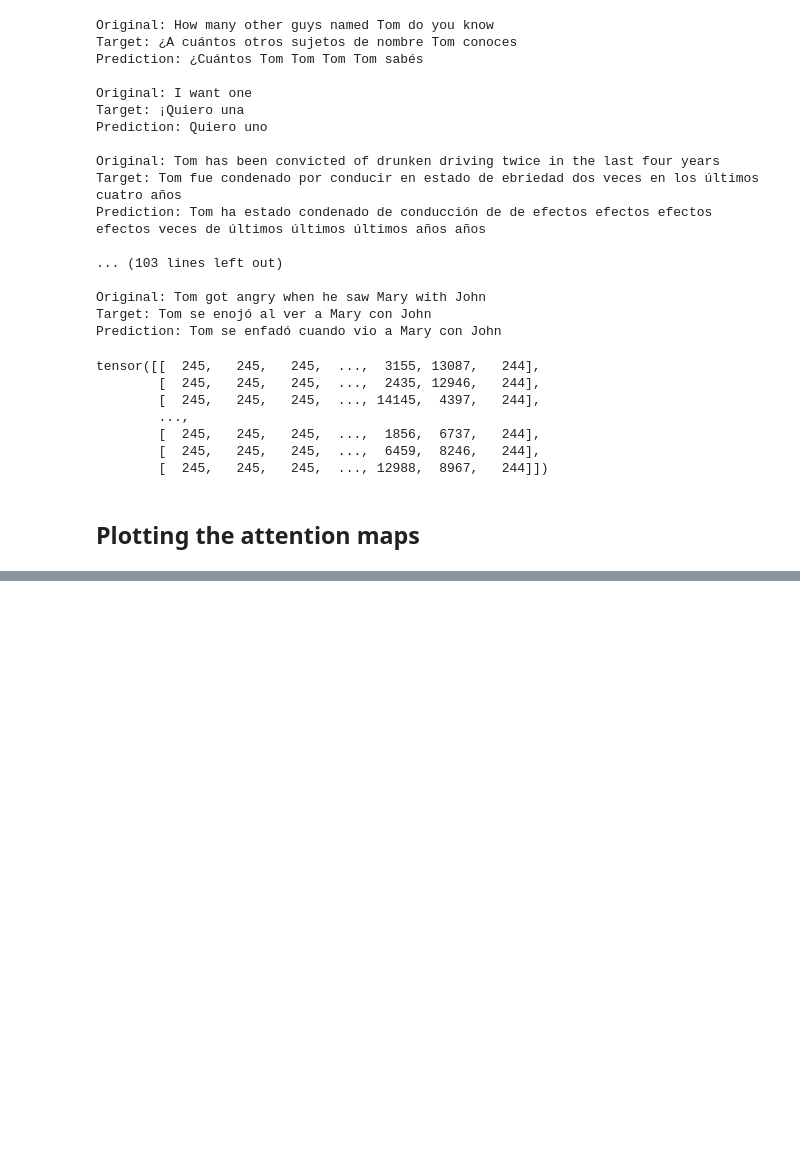
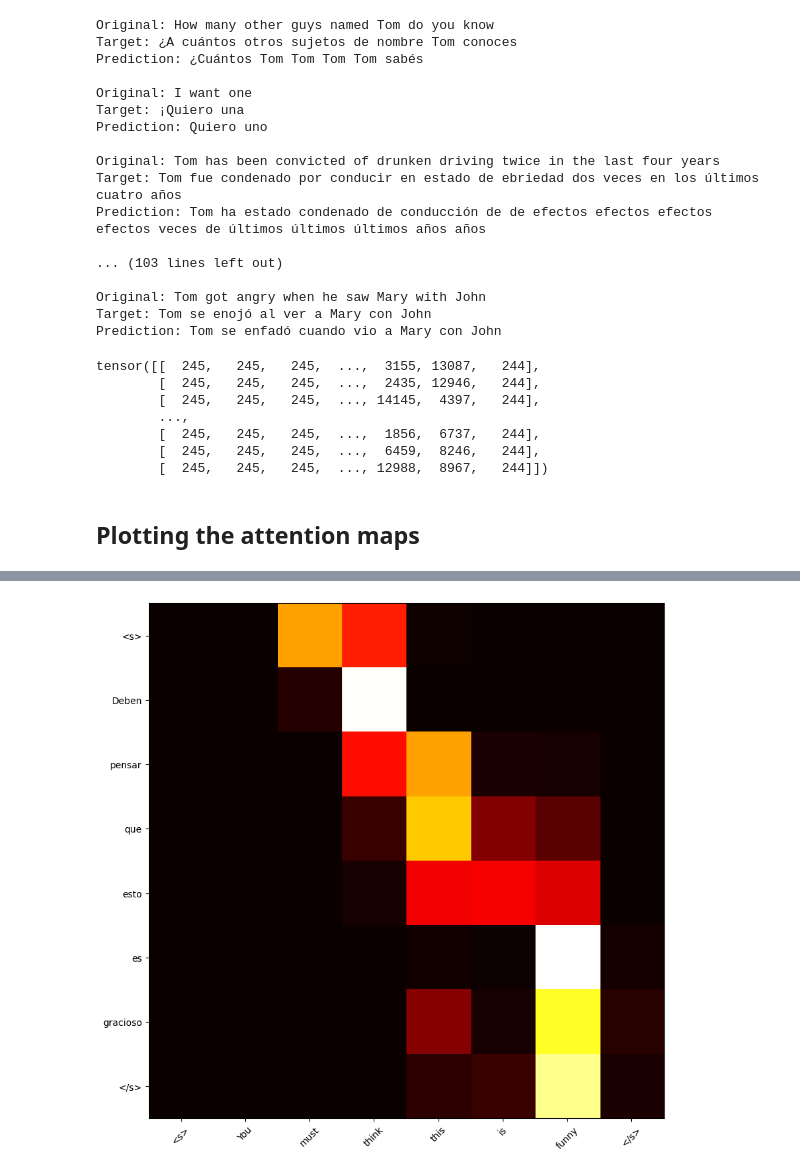
Before and after one commit to NilBiescas/NLP, a Jupyter notebook: exercises_day6/exercise6.ipynb, the cells around one changed output, grey strips where cells are left out. Drawn from its saved outputs; the diff is of its cells as text; code cells hidden in the pictures; blank space fills up the shorter version.

```diff
--- a/exercises_day6/exercise6.ipynb
+++ b/exercises_day6/exercise6.ipynb
@@ -644,0 +651,27 @@ d = plt.yticks(range(len(pred_sentence.split())), pred_sentence.split())
+# %%
+# Create the hook for the attention layer
+attention_weights = []
+def attention_hook(module, input, output):
+    attention_weights.append(output)
+
+# Register the hook
+hook_handle = model.attention.register_forward_hook(attention_hook)
+# %%
+# Put the model in evaluation mode
+model.eval()
+# Select a sentence to translate
+instance = test_dataset[200]
+target2idx = {idx: word for word, idx in train_dataset.word2idx_Y.items()}
+x2idx = {idx: word for word, idx in train_dataset.word2idx_X.items()}
+sentence = [x2idx[idx] for idx in instance[0].numpy() if x2idx[idx] not in {'<PAD>'}]
+# %%
+# Make the forward pass
+pred = model(instance[0].unsqueeze(0).to(model.device))
+# Get the predictions
+pred_sentence = pred.max(2)[1].cpu().numpy()[0]
+# Take out the special tokens
+pred_idx_words = [word for word in pred_sentence if word != 231]
+pred_words = [target2idx[word] for word in pred_idx_words]
+# %%
+attention_weights_ = torch.cat(attention_weights).squeeze(1)
+associate_att_weights = attention_weights_[:pred_words.__len__(), -len(sentence):] # Remove the padding from the weights
@@ -644,0 +680,10 @@ d = plt.yticks(range(len(pred_sentence.split())), pred_sentence.split())
+# %%
+# Plot the attention weights
+plt.figure(figsize=(20, 10))
+plt.imshow(associate_att_weights.cpu().detach().numpy(), cmap='hot')
+# Set the x-axis labels to the words of the input sentence
+l = plt.xticks(range(len(sentence)), sentence, rotation=45)
+# Set the y-axis labels to the words of the output sentence
+d = plt.yticks(range(len(pred_words)), pred_words)
+# %% [output]
+[figure, added]
```
Also changed, not shown: parts of 9 cells of this notebook.
